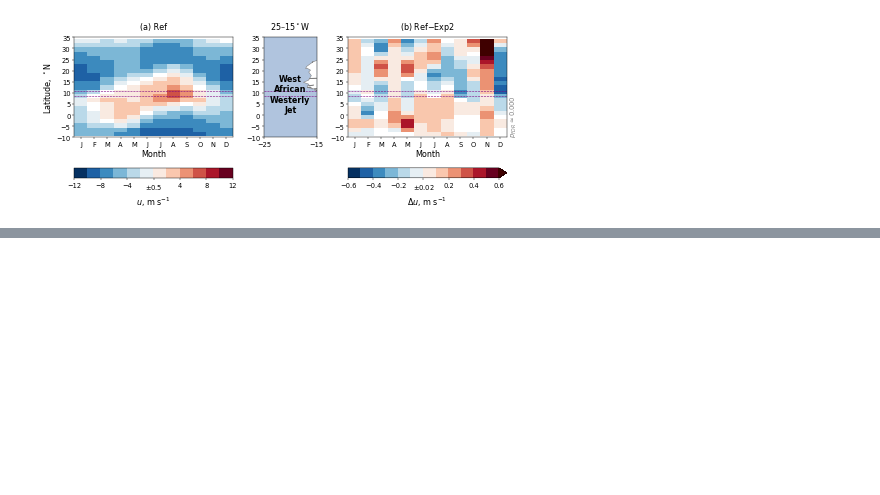
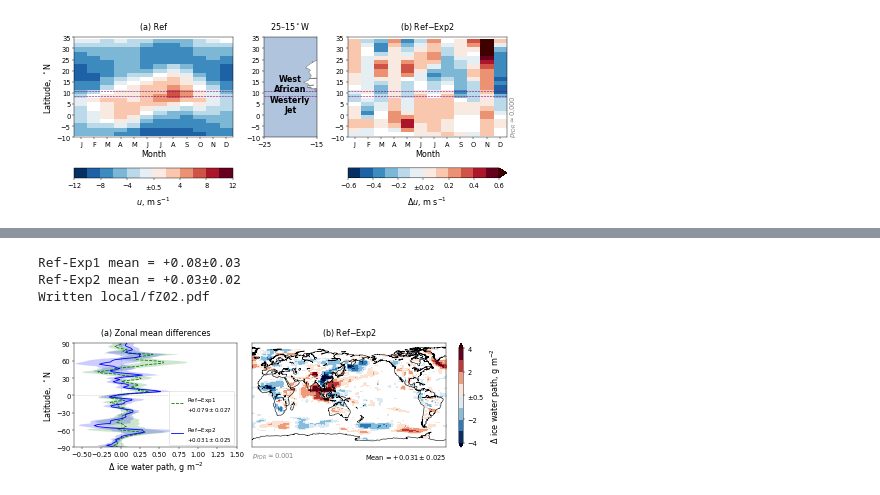
Before and after one commit to grandey/p17d-sulphur-eas-eqm, a Jupyter notebook: analysis_draft2018a/figures_draft2018a.ipynb, the cells around one changed output, grey strips where cells are left out. Drawn from its saved outputs; the diff is of its cells as text; code cells hidden in the pictures; blank space fills up the shorter version.

```diff
--- a/analysis_draft2018a/figures_draft2018a.ipynb
+++ b/analysis_draft2018a/figures_draft2018a.ipynb
@@ -1069,3 +1083,17 @@ Written local/fS12.pdf
+# %%
+# Ice water path
+zonal_mean_exp2_map(variable='TGCLDIWP', f_or_b='f',
+                    xlim=[-0.6, 1.5],
+                    vlim=[-4, 4], whiteout='0.5',
+                    cmap_name='RdBu_r', nlev=8,
+                    mean_format='${:+.3f}\pm{:.3f}$',
+                    file_prefix='fZ{:02}'.format(other_figure_counter))
+other_figure_counter += 1
+# %% [output]
+Ref-Exp1 mean = +0.08±0.03
+Ref-Exp2 mean = +0.03±0.02
+Written local/fZ02.pdf
+[figure, added]
 # %%
 ! date
 # %% [output]
```
Also changed, not shown: parts of 3 cells of this notebook, 2 other files.
